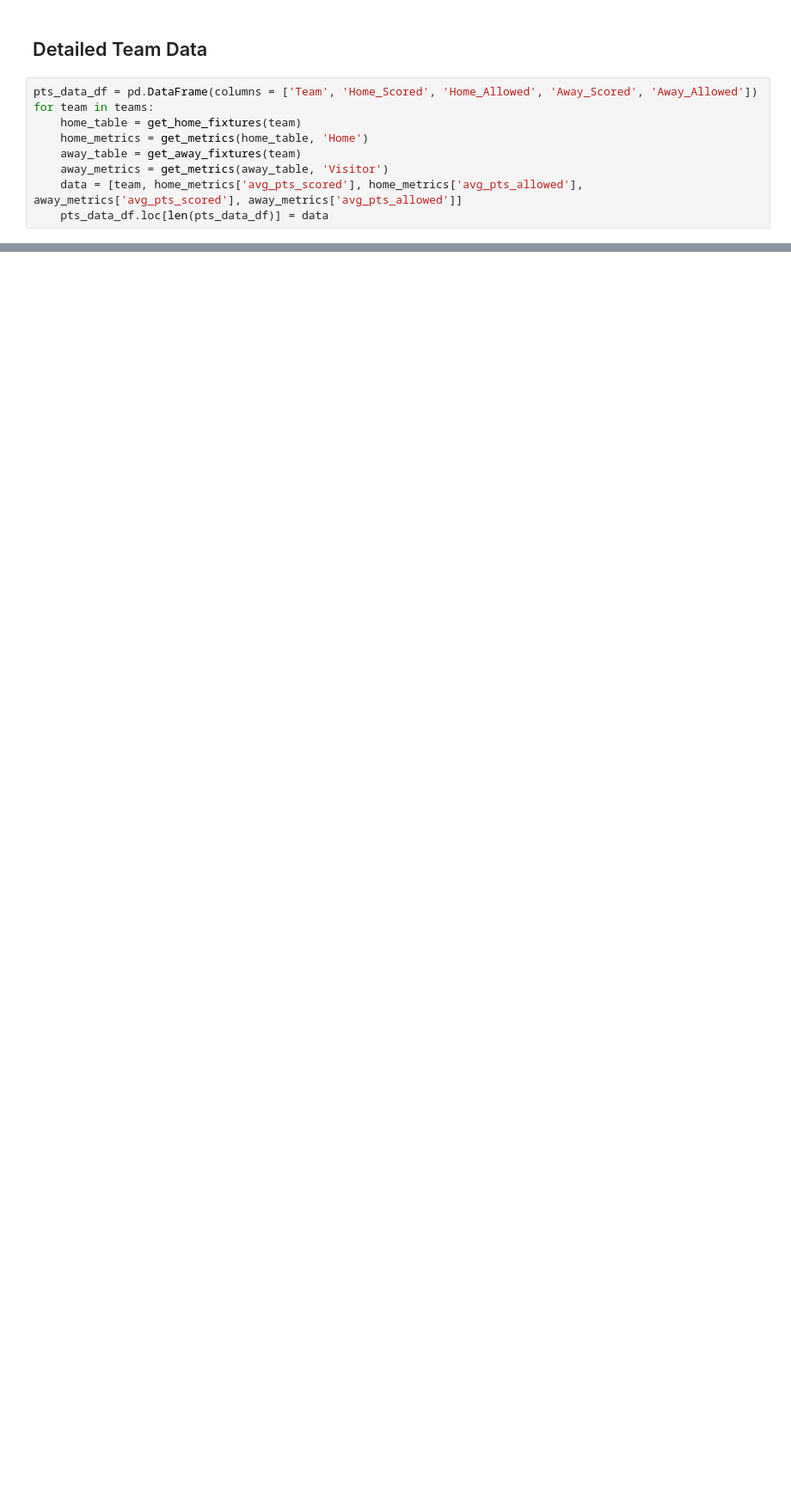
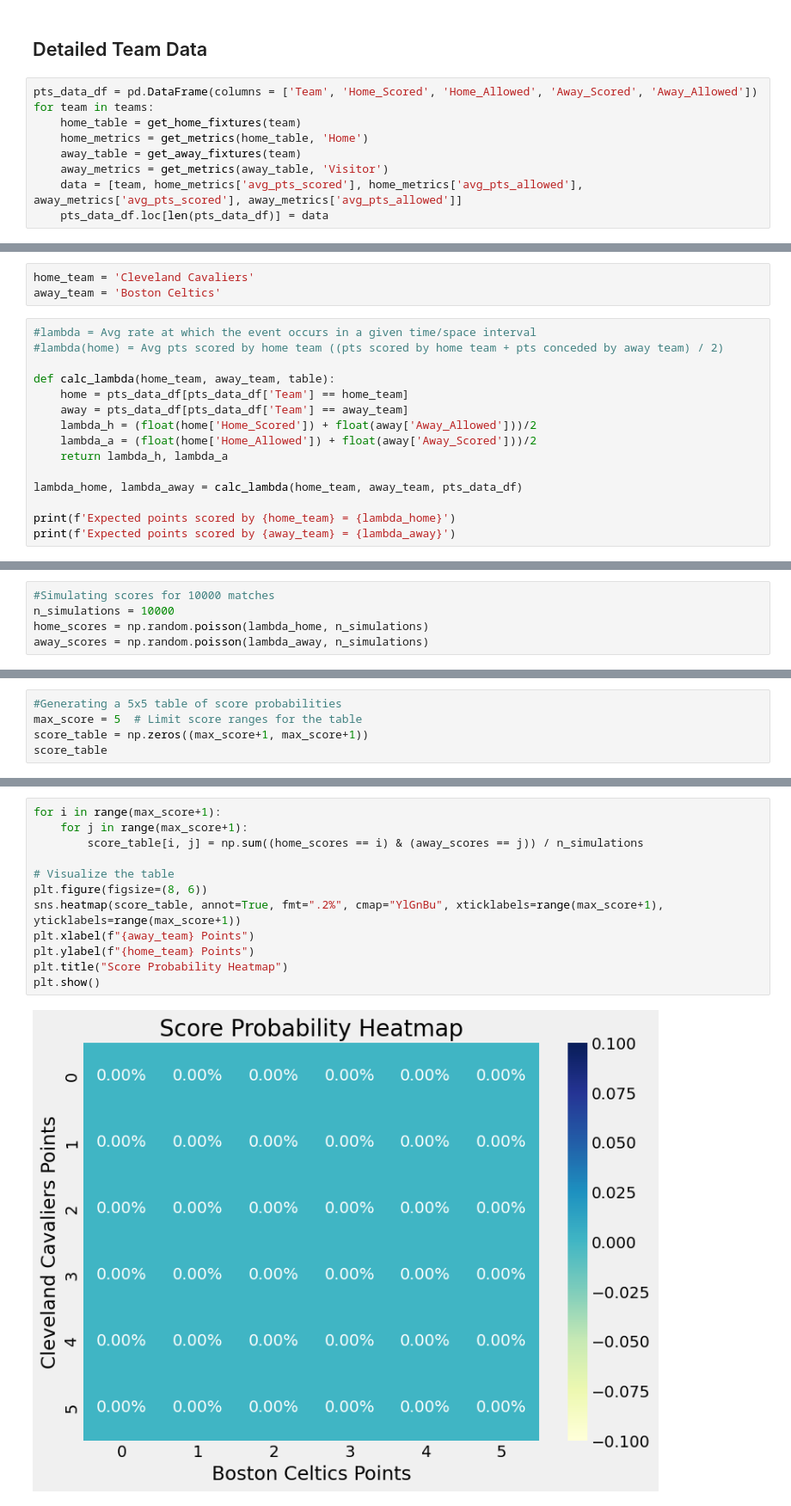
Before and after one commit to Aditya24Sharma/Basketball_Analytics, a Jupyter notebook: jupyter_notebook/notebook_checkpoints.ipynb, the cells around one changed output, grey strips where cells are left out. Shown at 86% size. Drawn from its saved outputs; the diff is of its cells as text; blank space fills up the shorter version.

Commit message:
poisson distri-1

```diff
--- a/jupyter_notebook/notebook_checkpoints.ipynb
+++ b/jupyter_notebook/notebook_checkpoints.ipynb
@@ -322,0 +325,18 @@ pts_data_df
+# %%
+home_team = 'Cleveland Cavaliers'
+away_team = 'Boston Celtics'
+# %%
+#lambda = Avg rate at which the event occurs in a given time/space interval
+#lambda(home) = Avg pts scored by home team ((pts scored by home team + pts conceded by away team) / 2)
+
+def calc_lambda(home_team, away_team, table):
+    home = pts_data_df[pts_data_df['Team'] == home_team]
+    away = pts_data_df[pts_data_df['Team'] == away_team]
+    lambda_h = (float(home['Home_Scored']) + float(away['Away_Allowed']))/2
+    lambda_a = (float(home['Home_Allowed']) + float(away['Away_Scored']))/2
+    return lambda_h, lambda_a
+
+lambda_home, lambda_away = calc_lambda(home_team, away_team, pts_data_df)
+
+print(f'Expected points scored by {home_team} = {lambda_home}')
+print(f'Expected points scored by {away_team} = {lambda_away}')
@@ -322,0 +346,5 @@ pts_data_df
+# %%
+#Simulating scores for 10000 matches
+n_simulations = 10000
+home_scores = np.random.poisson(lambda_home, n_simulations)
+away_scores = np.random.poisson(lambda_away, n_simulations)
@@ -322,0 +359,5 @@ pts_data_df
+# %%
+#Generating a 5x5 table of score probabilities
+max_score = 5  # Limit score ranges for the table
+score_table = np.zeros((max_score+1, max_score+1))
+score_table
@@ -322,0 +371,14 @@ pts_data_df
+# %%
+for i in range(max_score+1):
+    for j in range(max_score+1):
+        score_table[i, j] = np.sum((home_scores == i) & (away_scores == j)) / n_simulations
+
+# Visualize the table
+plt.figure(figsize=(8, 6))
+sns.heatmap(score_table, annot=True, fmt=".2%", cmap="YlGnBu", xticklabels=range(max_score+1), yticklabels=range(max_score+1))
+plt.xlabel(f"{away_team} Points")
+plt.ylabel(f"{home_team} Points")
+plt.title("Score Probability Heatmap")
+plt.show()
+# %% [output]
+[figure, added]
```
Also changed, not shown: parts of 15 cells of this notebook, 1 other file.
